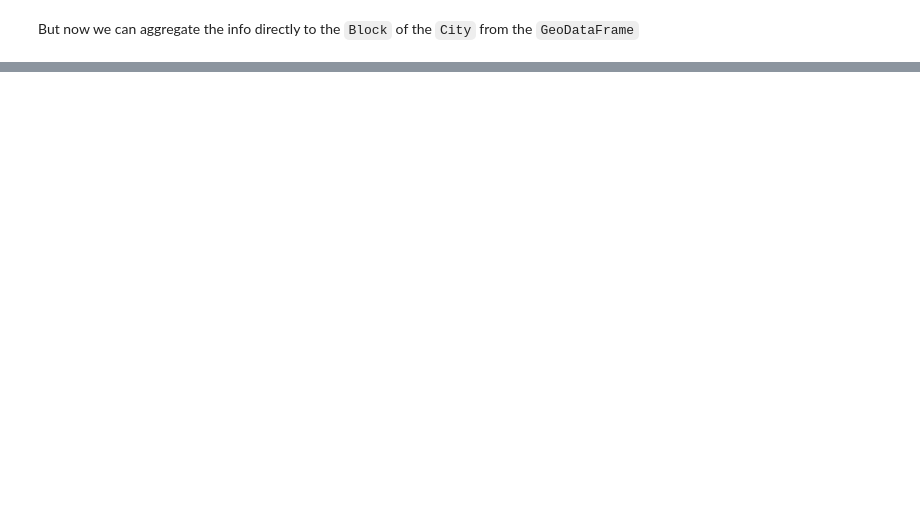
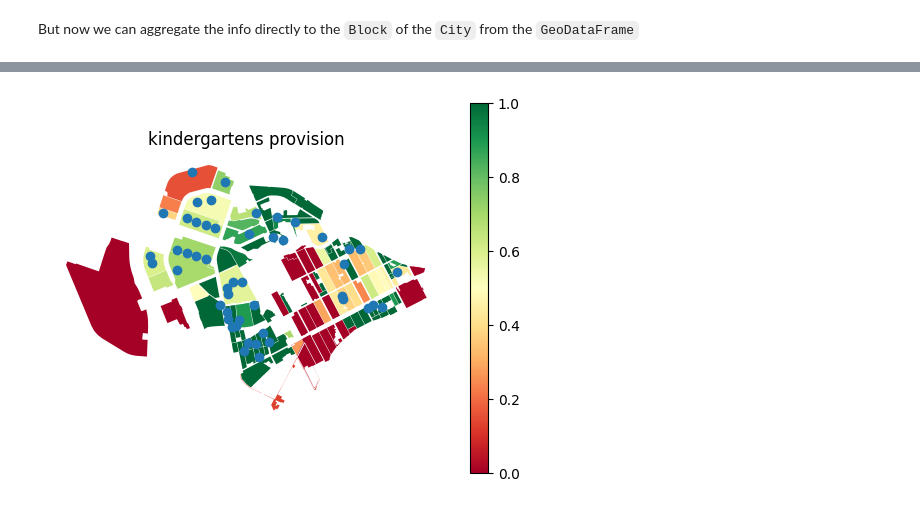
Before and after one commit to aimclub/blocksnet, a Jupyter notebook: examples/0 city model.ipynb, the cells around one changed output, grey strips where cells are left out. Drawn from its saved outputs; the diff is of its cells as text; code cells hidden in the pictures; blank space fills up the shorter version.

```diff
--- a/examples/0 city model.ipynb
+++ b/examples/0 city model.ipynb
@@ -64,0 +86,18 @@ plt.show()
+# %%
+def get_sorted_neighbors(block):
+  return sorted(capacity_blocks, key=lambda b : graph[block][b]['weight'])
+# %%
+sum = 0
+while len(demand_blocks)>0 and len(capacity_blocks)>0:
+  for demand_block in demand_blocks:
+    sum+=1
+    neighbors = get_sorted_neighbors(demand_block)
+    if len(neighbors) == 0 : break
+    capacity_block = neighbors[0]
+    graph.nodes[demand_block]['demand_left'] -= 1
+    if graph[demand_block][capacity_block]['weight'] <= city_model[service_type].accessibility : graph.nodes[demand_block]['demand_within'] += 1
+    else : graph.nodes[demand_block]['demand_without'] += 1
+    if graph.nodes[demand_block]['demand_left'] == 0 : demand_blocks.remove(demand_block)
+    graph.nodes[capacity_block]['capacity_left'] -= 1
+    if graph.nodes[capacity_block]['capacity_left'] == 0 : capacity_blocks.remove(capacity_block)
+print("number of iterations:", sum)
@@ -64,0 +106,6 @@ plt.show()
+# %%
+def result_to_gdf(result_blocks):
+  result = []
+  for block in result_blocks:
+    result.append({'id': block.id, "geometry": block.geometry, "provision": graph.nodes[block]['demand_within'] / graph.nodes[block]['demand']})
+  return gpd.GeoDataFrame(result)
@@ -64,0 +117,10 @@ plt.show()
+# %%
+gdf = result_to_gdf(result_blocks).set_crs(local_crs)
+fig, ax = plt.subplots()
+ax.set_axis_off()
+ax.set_title(f'{service_type} provision')
+gdf.plot(ax=ax, alpha=1, column='provision', legend=True, cmap='RdYlGn')
+kindergartens.plot(ax=ax, alpha=1)
+plt.show()
+# %% [output]
+[figure, added]
```
Also changed, not shown: parts of 7 cells of this notebook, 1 other file.
